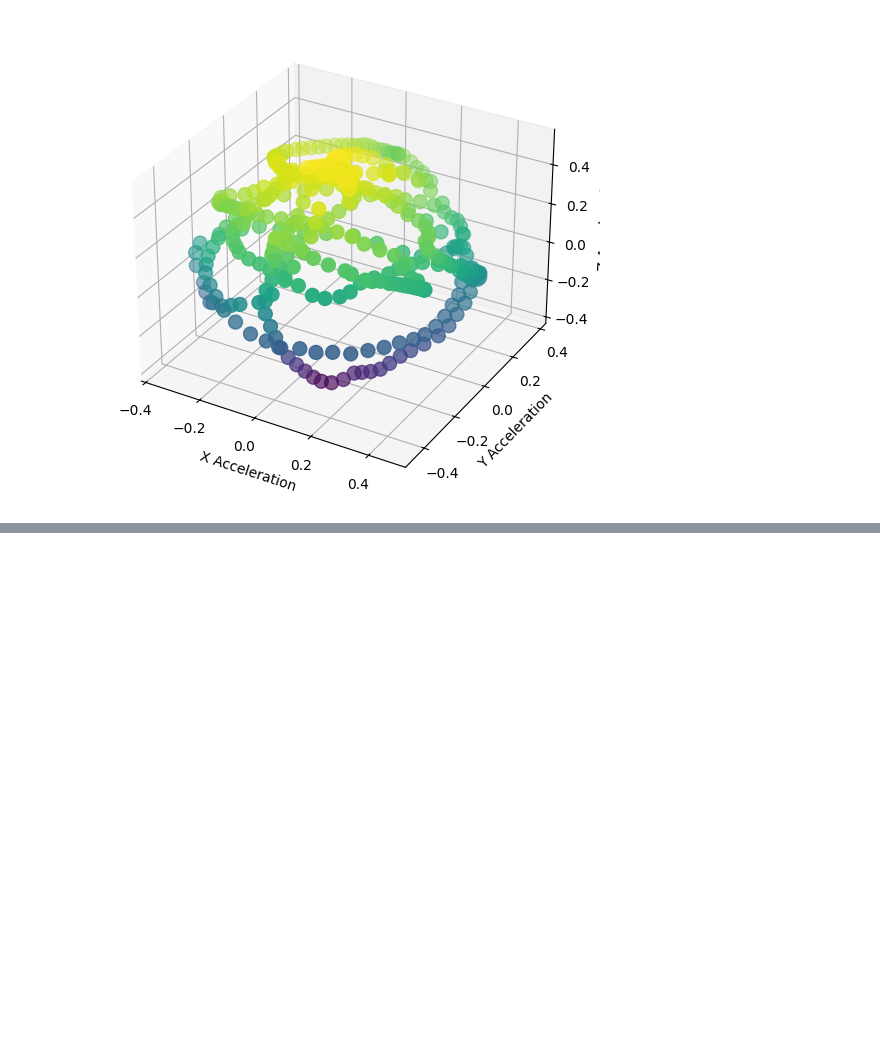
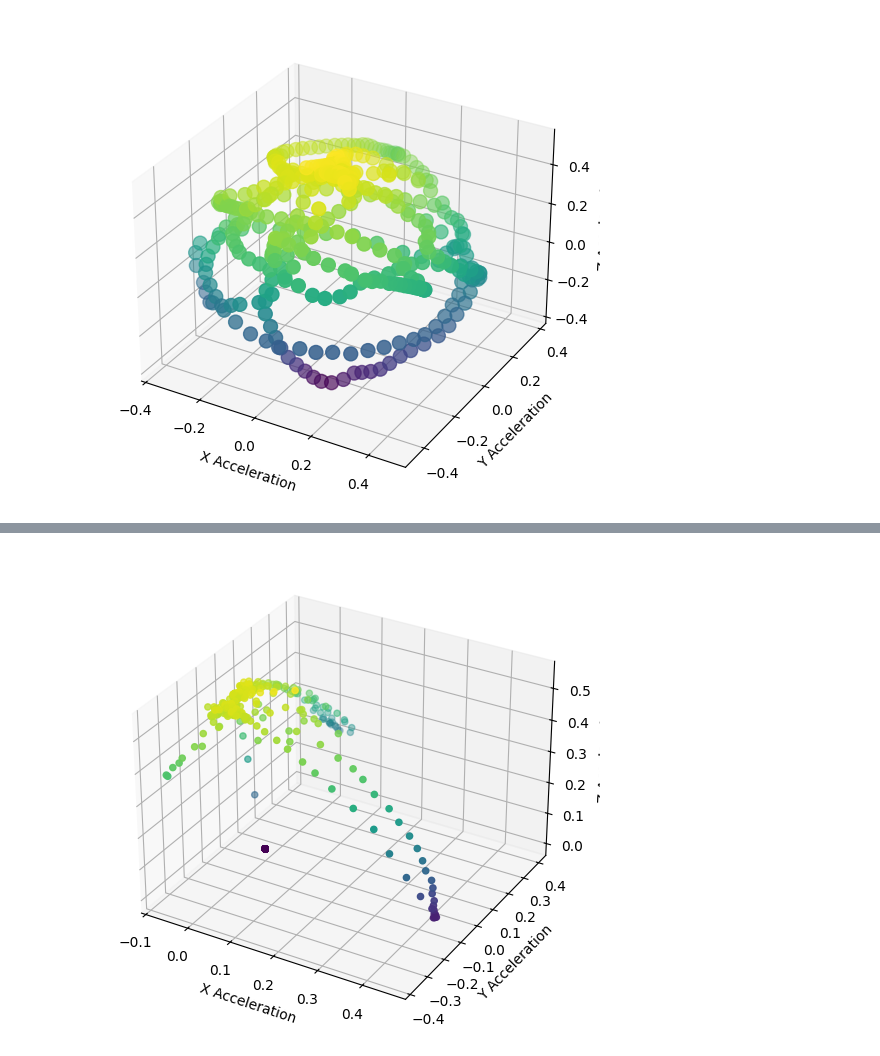
Before and after one commit to ServeshKarnawat/CruzHacks2026, a Jupyter notebook: test.ipynb, the cells around one changed output, grey strips where cells are left out. Saved outputs shown, nothing was run; the diff lists cells and outputs as text; code cells hidden in the pictures; blank space fills up the shorter version.

```diff
--- a/test.ipynb
+++ b/test.ipynb
@@ -36,0 +55,3 @@ plt.show()
+# %%
+df2_chop = df[::2]
+df2_chop
@@ -36,0 +85,13 @@ plt.show()
+# %%
+fig = plt.figure(figsize=(5,5))
+ax = fig.add_subplot(111,projection='3d')
+
+ax.scatter(df2_chop['Accel_X'], df2_chop["Accel_Y"], df2_chop['Accel_Z'], c=df2_chop['Accel_Z'], s=20)
+ax.set_xlabel("X Acceleration")
+ax.set_ylabel("Y Acceleration")
+ax.set_zlabel("Z Acceleration")
+
+plt.tight_layout()
+plt.show()
+# %% [output]
+[figure, added]
```
Also changed, not shown: parts of 3 cells of this notebook, 3 other files.
